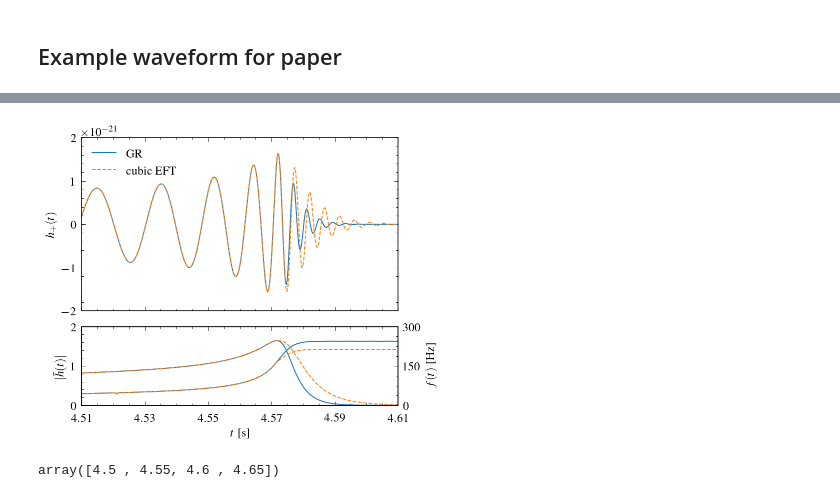
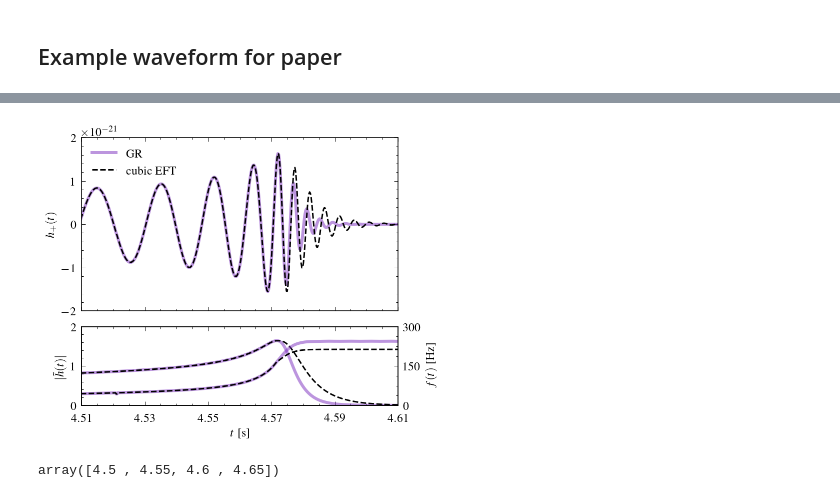
Before and after one commit to abhirup-ghosh/spinqnm, a Jupyter notebook: papers/paper_alt_theor_bounds/jnb/minimal_waveform_generator.ipynb, the cells around one changed output, grey strips where cells are left out. Cells and saved outputs as stored; diff of their text form; code cells hidden in the pictures.

Commit message:
updated the figure: example_waveform_cubicEFT.pdf

```diff
--- a/papers/paper_alt_theor_bounds/jnb/minimal_waveform_generator.ipynb
+++ b/papers/paper_alt_theor_bounds/jnb/minimal_waveform_generator.ipynb
@@ -344,42 +346,41 @@ x = [['A', 'A'],
 
 f, axes = plt.subplot_mosaic(mosaic=x, figsize=(5.5, 4.5),
                              gridspec_kw={'left':0.1, 'hspace': 0.2, 'wspace': 0.6, 'bottom':0.125, 'right':0.9})
 
 for k in ('A', 'B'):
     tmin = 4.51
     tmax = 4.61
     dt = 0.02
     axes[k].set_xlim(tmin, tmax)
     axes[k].xaxis.set_ticks(np.arange(tmin, tmax, dt))
 
-axes['A'].plot(t_GR,   hp_GR.data.data,   ls='-',  c='C0', label='GR')
-axes['A'].plot(t_cEFT, hp_cEFT.data.data, ls='--', c='C1', label='cubic EFT')
+axes['A'].plot(t_GR,   hp_GR.data.data,   ls='-',  lw=3, c='#7b2cbf', alpha=0.5, label='GR')
+axes['A'].plot(t_cEFT, hp_cEFT.data.data, ls='--', lw=1.5, c='k', label='cubic EFT')
 axes['A'].set_xticklabels([]);
 axes['A'].set_ylabel(r'$h_{+}(t)$')
 axes['A'].set_ylim(-2e-21, 2e-21)
 axes['A'].legend(ncol=1, loc='upper left', fontsize=12)
 
 axes['B'].set_xlabel(r'$t$ [s]')
 axes['B'].set_ylabel(r'$|\tilde{h}(t)|$')
-axes['B'].plot(t_GR, ampoft_GR * 1e21, ls='-', c='C0')
-axes['B'].plot(t_cEFT, ampoft_cEFT * 1e21, ls='--', c='C1')
+axes['B'].plot(t_GR, ampoft_GR * 1e21, ls='-', lw=3, c='#7b2cbf', alpha=0.5)
+axes['B'].plot(t_cEFT, ampoft_cEFT * 1e21, ls='--', lw=1.5, c='k')
 axes['B'].set_ylim(0, 2)
 axes['B'].yaxis.set_ticks(np.arange(0, 3, 1))
 axes['B'].xaxis.set_tick_params(pad=8)
 
 axC = axes['B'].twinx()
 axC.set_ylim(0, 300)
 axC.yaxis.set_ticks(np.arange(0, 300 + 150, 150))
 axC.set_ylabel(r"$f(t)$ [Hz]")
-axC.plot(t_GR, Foft_GR, ls='-', c='C0')
-axC.plot(t_cEFT, Foft_cEFT, ls='--', c='C1')
-
+axC.plot(t_GR, Foft_GR, ls='-', lw=3, c='#7b2cbf', alpha=0.5)
+axC.plot(t_cEFT, Foft_cEFT, ls='--', lw=1.5, c='k')
 
 # axes['C'].set_xlabel(r'$\ell_{\rm GB}$ [km]');
 
-plt.savefig("../../pe/production_plots/fig_output/example_waveform_cubicEFT.pdf")
+plt.savefig("../figs/example_waveform_cubicEFT.pdf")
 # %% [output]
-[figure, old version]
+[figure, new version]
 # %%
 np.arange(4.50, 4.65, 0.05)
 # %% [output]
```
Also changed, not shown: parts of 2 cells of this notebook, 1 other file.
